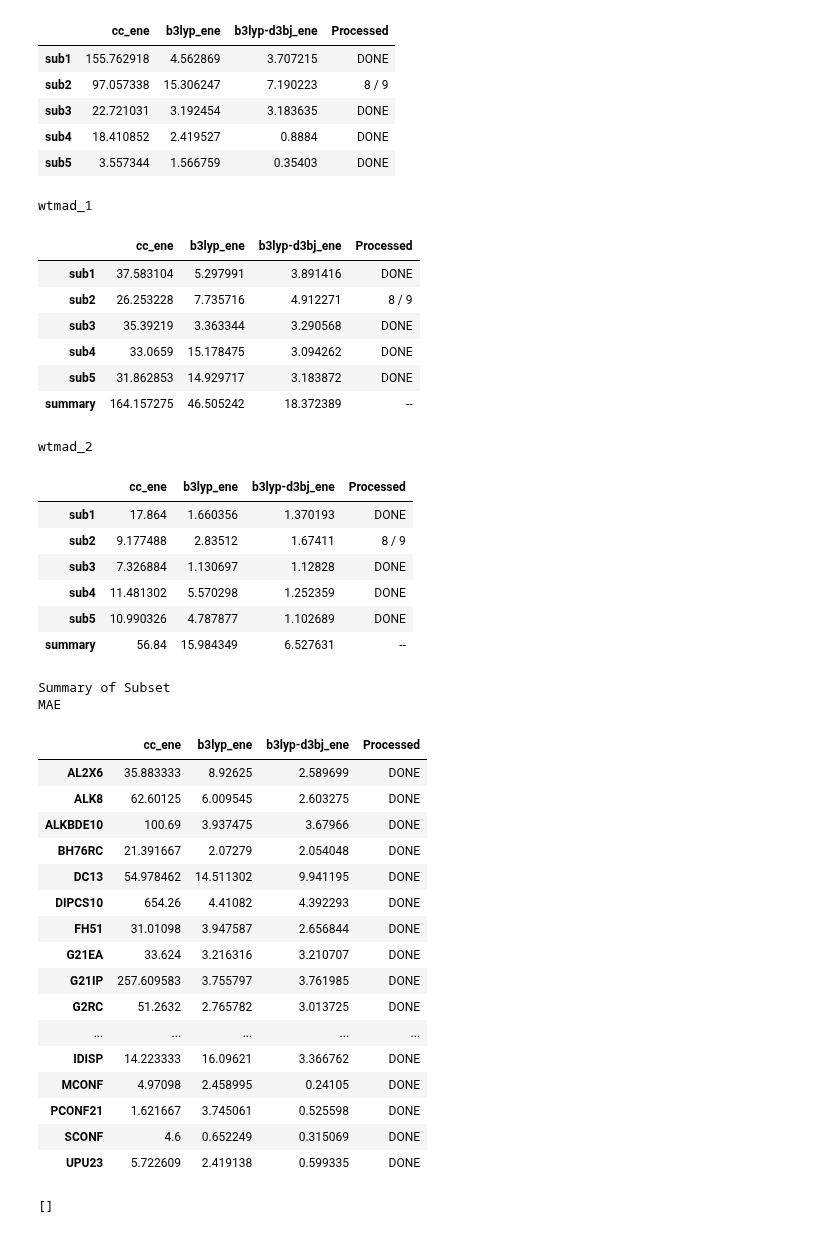
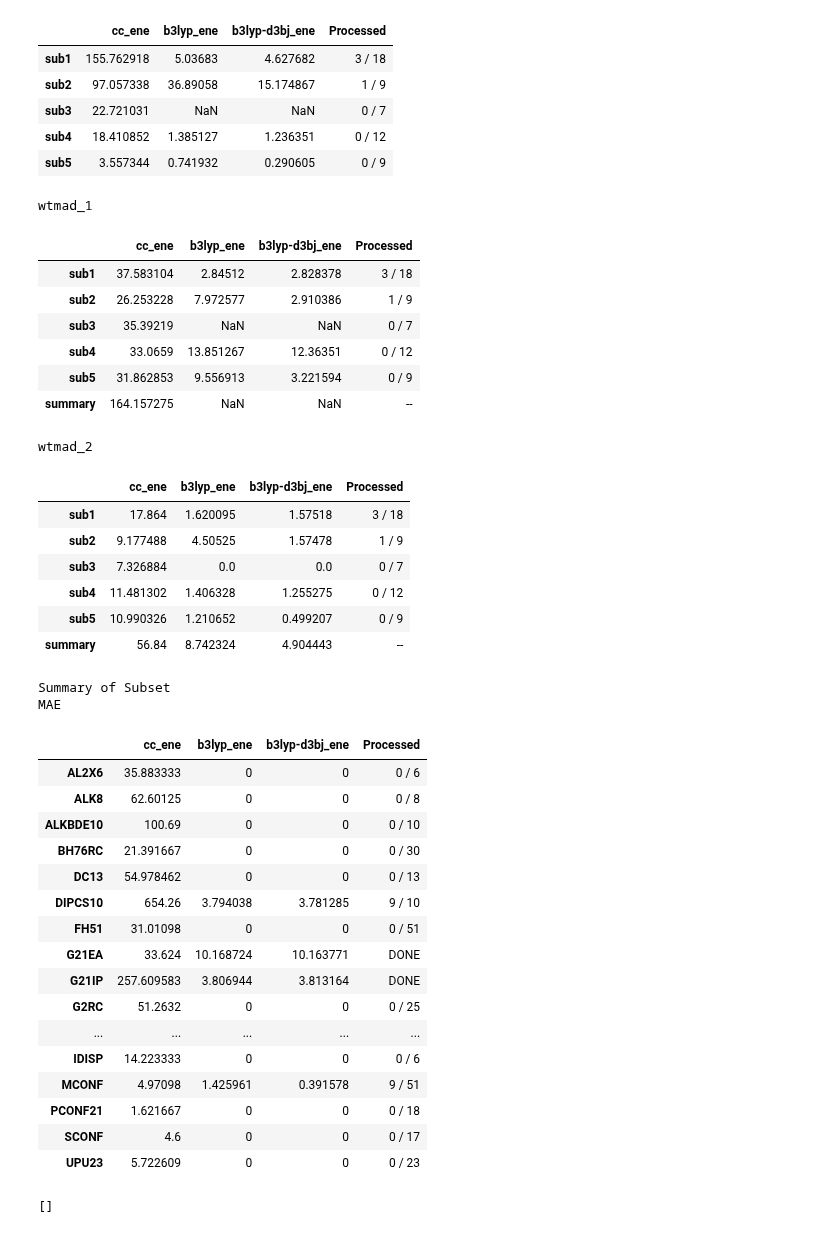
Before and after one commit to chem12346789/cc2cc, a Jupyter notebook: jupyter-notebook/hkqai_dft_gmktn55.ipynb, the cells around one changed output. Drawn from its saved outputs; the diff is of its cells as text; code cells hidden in the pictures.

```diff
--- a/jupyter-notebook/hkqai_dft_gmktn55.ipynb
+++ b/jupyter-notebook/hkqai_dft_gmktn55.ipynb
@@ -12,8 +12,8 @@ verbose = 2
 with open("/home/chenzihao/workspace/cc2cc_test5/cc2cc/utils/gmtkn-def2.json") as f:
     json_data = json.load(f)
 
-# basis_args = "cc-pVTZ"
-basis_args = "def2-TZVPD"
+basis_args = "cc-pVTZ"
+# basis_args = "def2-TZVPD"
 print(basis_args)
 
 dft_type_list = ["cc_ene", "b3lyp_ene", "b3lyp-d3bj_ene"]
@@ -281,45 +281,45 @@ Mean absolute deviation for b3lyp-d3bj_ene: 0.0379 kcal/mol
 MAE
 |  | cc_ene | b3lyp_ene | b3lyp-d3bj_ene | Processed |
-| sub1 | 155.762918 | 4.562869 | 3.707215 | DONE |
-| sub2 | 97.057338 | 15.306247 | 7.190223 | 8 / 9 |
-| sub3 | 22.721031 | 3.192454 | 3.183635 | DONE |
-| sub4 | 18.410852 | 2.419527 | 0.8884 | DONE |
-| sub5 | 3.557344 | 1.566759 | 0.35403 | DONE |
+| sub1 | 155.762918 | 5.03683 | 4.627682 | 3 / 18 |
+| sub2 | 97.057338 | 36.89058 | 15.174867 | 1 / 9 |
+| sub3 | 22.721031 | NaN | NaN | 0 / 7 |
+| sub4 | 18.410852 | 1.385127 | 1.236351 | 0 / 12 |
+| sub5 | 3.557344 | 0.741932 | 0.290605 | 0 / 9 |
 wtmad_1
 |  | cc_ene | b3lyp_ene | b3lyp-d3bj_ene | Processed |
-| sub1 | 37.583104 | 5.297991 | 3.891416 | DONE |
-| sub2 | 26.253228 | 7.735716 | 4.912271 | 8 / 9 |
-| sub3 | 35.39219 | 3.363344 | 3.290568 | DONE |
-| sub4 | 33.0659 | 15.178475 | 3.094262 | DONE |
-| sub5 | 31.862853 | 14.929717 | 3.183872 | DONE |
-| summary | 164.157275 | 46.505242 | 18.372389 | -- |
+| sub1 | 37.583104 | 2.84512 | 2.828378 | 3 / 18 |
+| sub2 | 26.253228 | 7.972577 | 2.910386 | 1 / 9 |
+| sub3 | 35.39219 | NaN | NaN | 0 / 7 |
+| sub4 | 33.0659 | 13.851267 | 12.36351 | 0 / 12 |
+| sub5 | 31.862853 | 9.556913 | 3.221594 | 0 / 9 |
+| summary | 164.157275 | NaN | NaN | -- |
 wtmad_2
 |  | cc_ene | b3lyp_ene | b3lyp-d3bj_ene | Processed |
-| sub1 | 17.864 | 1.660356 | 1.370193 | DONE |
-| sub2 | 9.177488 | 2.83512 | 1.67411 | 8 / 9 |
-| sub3 | 7.326884 | 1.130697 | 1.12828 | DONE |
-| sub4 | 11.481302 | 5.570298 | 1.252359 | DONE |
-| sub5 | 10.990326 | 4.787877 | 1.102689 | DONE |
-| summary | 56.84 | 15.984349 | 6.527631 | -- |
+| sub1 | 17.864 | 1.620095 | 1.57518 | 3 / 18 |
+| sub2 | 9.177488 | 4.50525 | 1.57478 | 1 / 9 |
+| sub3 | 7.326884 | 0.0 | 0.0 | 0 / 7 |
+| sub4 | 11.481302 | 1.406328 | 1.255275 | 0 / 12 |
+| sub5 | 10.990326 | 1.210652 | 0.499207 | 0 / 9 |
+| summary | 56.84 | 8.742324 | 4.904443 | -- |
 Summary of Subset
 MAE
 |  | cc_ene | b3lyp_ene | b3lyp-d3bj_ene | Processed |
-| AL2X6 | 35.883333 | 8.92625 | 2.589699 | DONE |
-| ALK8 | 62.60125 | 6.009545 | 2.603275 | DONE |
-| ALKBDE10 | 100.69 | 3.937475 | 3.67966 | DONE |
-| BH76RC | 21.391667 | 2.07279 | 2.054048 | DONE |
-| DC13 | 54.978462 | 14.511302 | 9.941195 | DONE |
-| DIPCS10 | 654.26 | 4.41082 | 4.392293 | DONE |
-| FH51 | 31.01098 | 3.947587 | 2.656844 | DONE |
-| G21EA | 33.624 | 3.216316 | 3.210707 | DONE |
-| G21IP | 257.609583 | 3.755797 | 3.761985 | DONE |
-| G2RC | 51.2632 | 2.765782 | 3.013725 | DONE |
+| AL2X6 | 35.883333 | 0 | 0 | 0 / 6 |
+| ALK8 | 62.60125 | 0 | 0 | 0 / 8 |
+| ALKBDE10 | 100.69 | 0 | 0 | 0 / 10 |
+| BH76RC | 21.391667 | 0 | 0 | 0 / 30 |
+| DC13 | 54.978462 | 0 | 0 | 0 / 13 |
+| DIPCS10 | 654.26 | 3.794038 | 3.781285 | 9 / 10 |
+| FH51 | 31.01098 | 0 | 0 | 0 / 51 |
+| G21EA | 33.624 | 10.168724 | 10.163771 | DONE |
+| G21IP | 257.609583 | 3.806944 | 3.813164 | DONE |
+| G2RC | 51.2632 | 0 | 0 | 0 / 25 |
 | ... | ... | ... | ... | ... |
-| IDISP | 14.223333 | 16.09621 | 3.366762 | DONE |
-| MCONF | 4.97098 | 2.458995 | 0.24105 | DONE |
-| PCONF21 | 1.621667 | 3.745061 | 0.525598 | DONE |
-| SCONF | 4.6 | 0.652249 | 0.315069 | DONE |
-| UPU23 | 5.722609 | 2.419138 | 0.599335 | DONE |
+| IDISP | 14.223333 | 0 | 0 | 0 / 6 |
+| MCONF | 4.97098 | 1.425961 | 0.391578 | 9 / 51 |
+| PCONF21 | 1.621667 | 0 | 0 | 0 / 18 |
+| SCONF | 4.6 | 0 | 0 | 0 / 17 |
+| UPU23 | 5.722609 | 0 | 0 | 0 / 23 |
 # %%
 mean_absolute_deviation_list
 # %% [output]
```
Also changed, not shown: parts of 1 cell of this notebook, 3 other files.
